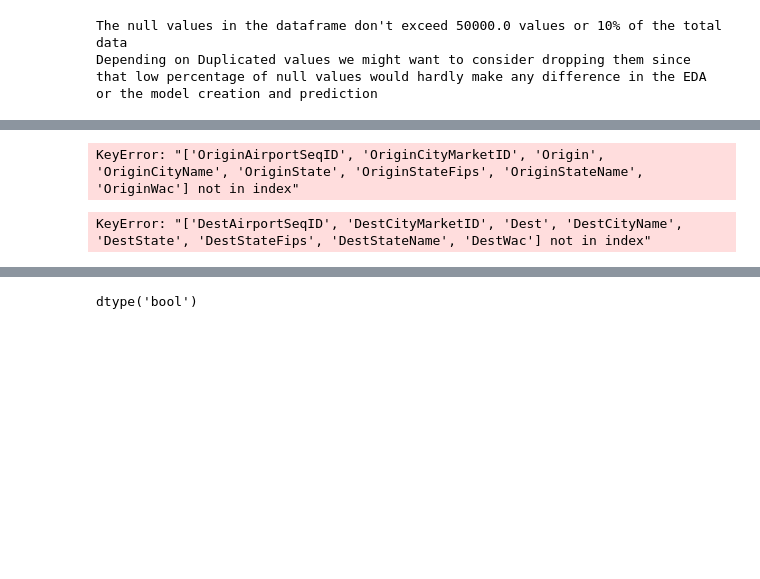
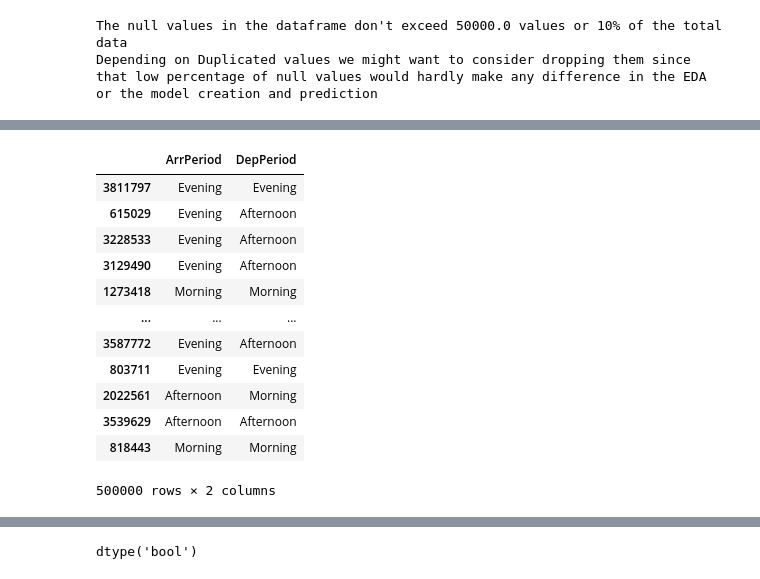
Before and after one commit to Diegomca98/final-project, a Jupyter notebook: src/project.ipynb, the cells around one changed output, grey strips where cells are left out. Saved outputs shown, nothing was run; the diff lists cells and outputs as text; code cells hidden in the pictures; blank space fills up the shorter version.

Commit message:
Treating Data

```diff
--- a/src/project.ipynb
+++ b/src/project.ipynb
@@ -212,15 +215,46 @@ ValueError: invalid literal for int() with base 10: '08:47:00'
+# %%
+data['DepPeriod'] = 'Night'
+data['ArrPeriod'] = 'Night'
+
+# Update 'DepPeriod' based on conditions
+data.loc[(data['DepTime'] >= pd.to_datetime('00:00:00').time()) & (data['DepTime'] < pd.to_datetime('06:00:00').time()), 'DepPeriod'] = 'Night'
+data.loc[(data['DepTime'] >= pd.to_datetime('06:00:00').time()) & (data['DepTime'] < pd.to_datetime('12:00:00').time()), 'DepPeriod'] = 'Morning'
+data.loc[(data['DepTime'] >= pd.to_datetime('12:00:00').time()) & (data['DepTime'] < pd.to_datetime('18:00:00').time()), 'DepPeriod'] = 'Afternoon'
+data.loc[(data['DepTime'] >= pd.to_datetime('18:00:00').time()) & (data['DepTime'] <= pd.to_datetime('23:59:59').time()), 'DepPeriod'] = 'Evening'
+
+
+# Update 'DepPeriod' based on conditions
+data.loc[(data['ArrTime'] >= pd.to_datetime('00:00:00').time()) & (data['ArrTime'] < pd.to_datetime('06:00:00').time()), 'ArrPeriod'] = 'Night'
+data.loc[(data['ArrTime'] >= pd.to_datetime('06:00:00').time()) & (data['ArrTime'] < pd.to_datetime('12:00:00').time()), 'ArrPeriod'] = 'Morning'
+data.loc[(data['ArrTime'] >= pd.to_datetime('12:00:00').time()) & (data['ArrTime'] < pd.to_datetime('18:00:00').time()), 'ArrPeriod'] = 'Afternoon'
+data.loc[(data['ArrTime'] >= pd.to_datetime('18:00:00').time()) & (data['ArrTime'] <= pd.to_datetime('23:59:59').time()), 'ArrPeriod'] = 'Evening'
+
+
+data.drop(['ArrTime', 'DepTime'], axis=1, inplace=True)
+# %%
+data[['ArrPeriod', 'DepPeriod']]
+# %% [output]
+|  | ArrPeriod | DepPeriod |
+| 3811797 | Evening | Evening |
+| 615029 | Evening | Afternoon |
+| 3228533 | Evening | Afternoon |
+| 3129490 | Evening | Afternoon |
+| 1273418 | Morning | Morning |
+| ... | ... | ... |
+| 3587772 | Evening | Afternoon |
+| 803711 | Evening | Evening |
+| 2022561 | Afternoon | Morning |
+| 3539629 | Afternoon | Afternoon |
+| 818443 | Morning | Morning |
+500000 rows × 2 columns
 # %%
 origins = data[['OriginAirportID', 'OriginAirportSeqID', 'OriginCityMarketID', 'Origin', 'OriginCityName', 'OriginState', 'OriginStateFips', 'OriginStateName', 'OriginWac']]
 origins.drop_duplicates(inplace=True)
 origins.to_csv('../data/processed/origins.csv', index = False)
-# %% [output]
-KeyError: "['OriginAirportSeqID', 'OriginCityMarketID', 'Origin', 'OriginCityName', 'OriginState', 'OriginStateFips', 'OriginStateName', 'OriginWac'] not in index"
 # %%
 destinations = data[['DestAirportID', 'DestAirportSeqID', 'DestCityMarketID', 'Dest', 'DestCityName', 'DestState', 'DestStateFips', 'DestStateName', 'DestWac']]
 destinations.drop_duplicates(inplace=True)
 destinations.to_csv('../data/processed/destinations.csv', index = False)
-# %% [output]
-KeyError: "['DestAirportSeqID', 'DestCityMarketID', 'Dest', 'DestCityName', 'DestState', 'DestStateFips', 'DestStateName', 'DestWac'] not in index"
 # %%
 data.drop(
     columns=[
```
Also changed, not shown: parts of 19 cells of this notebook.
